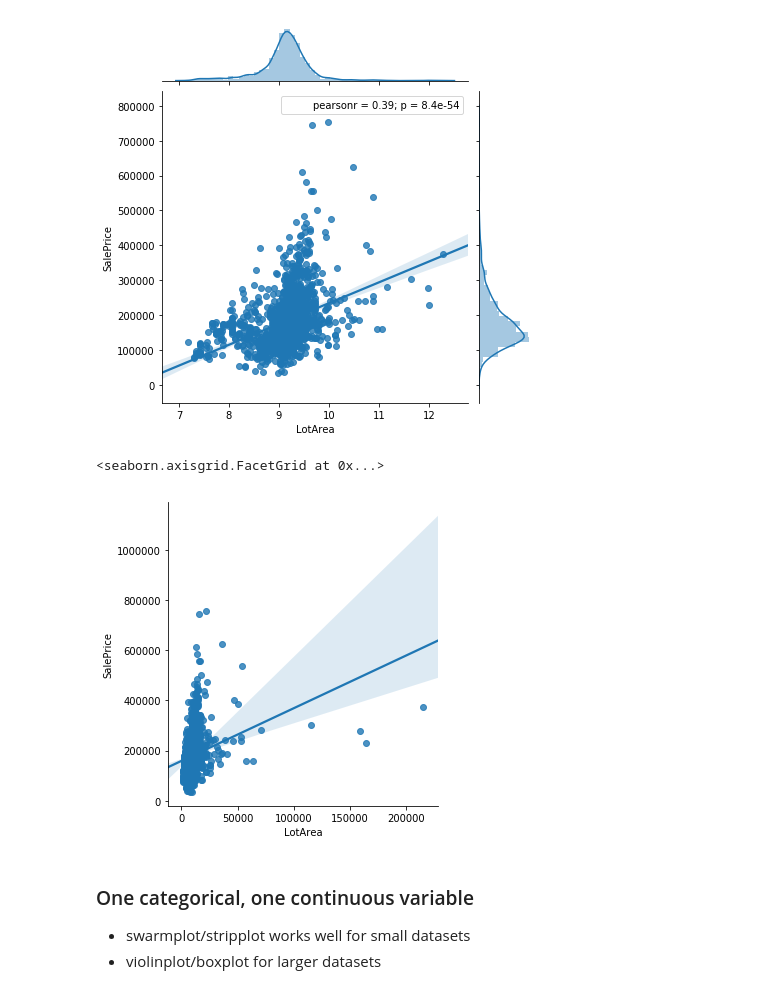
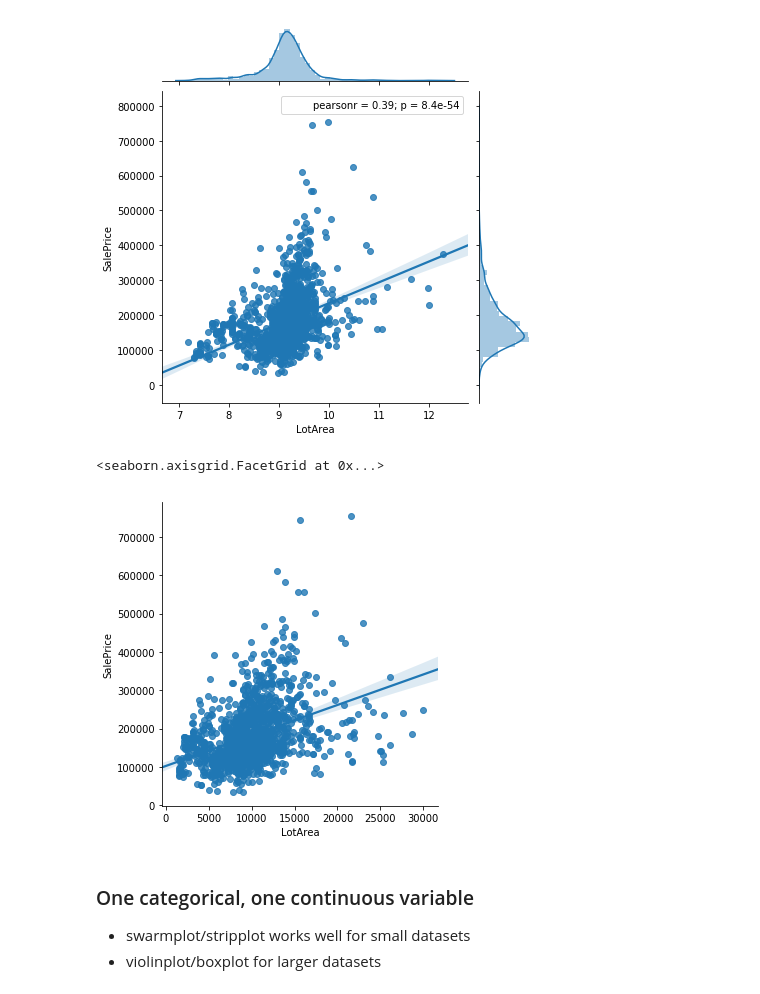
Before and after one commit to bernhardschaefer/pydata-references, a Jupyter notebook: seaborn.ipynb, the cells around one changed output. Drawn from its saved outputs; the diff is of its cells as text; code cells hidden in the pictures.

```diff
--- a/seaborn.ipynb
+++ b/seaborn.ipynb
@@ -75,10 +75,10 @@ sns.jointplot(np.log(df.LotArea), df.SalePrice, kind="reg")
 <seaborn.axisgrid.JointGrid at 0x...>
 [figure]
 # %%
-sns.lmplot(x="LotArea", y="SalePrice", data=df)
+sns.lmplot(x="LotArea", y="SalePrice", data=df[df.LotArea < 30000])
 # %% [output]
 <seaborn.axisgrid.FacetGrid at 0x...>
-[figure, old version]
+[figure, new version]
 # %% [markdown]
 ### One categorical, one continuous variable
 
```
Also changed, not shown: 1 other file.
